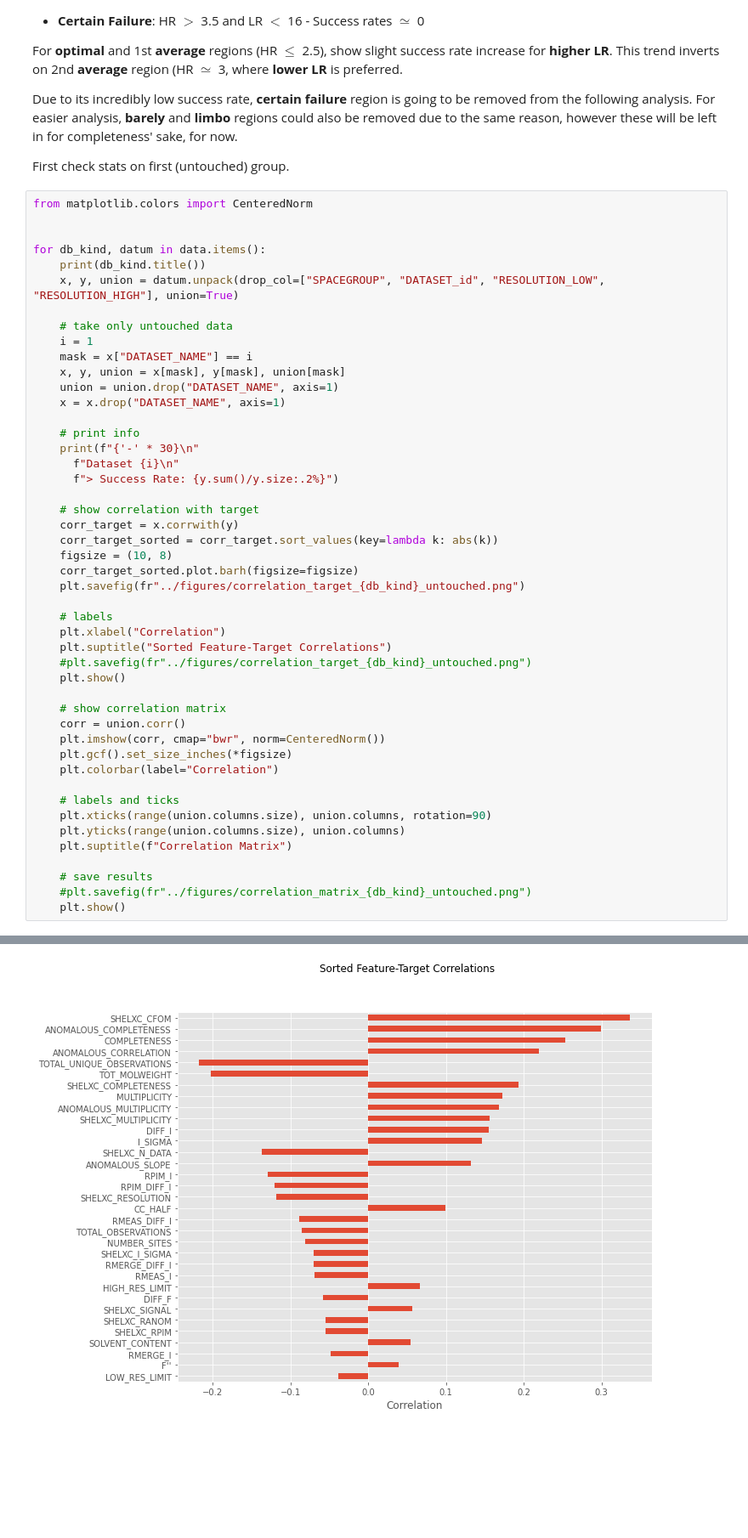
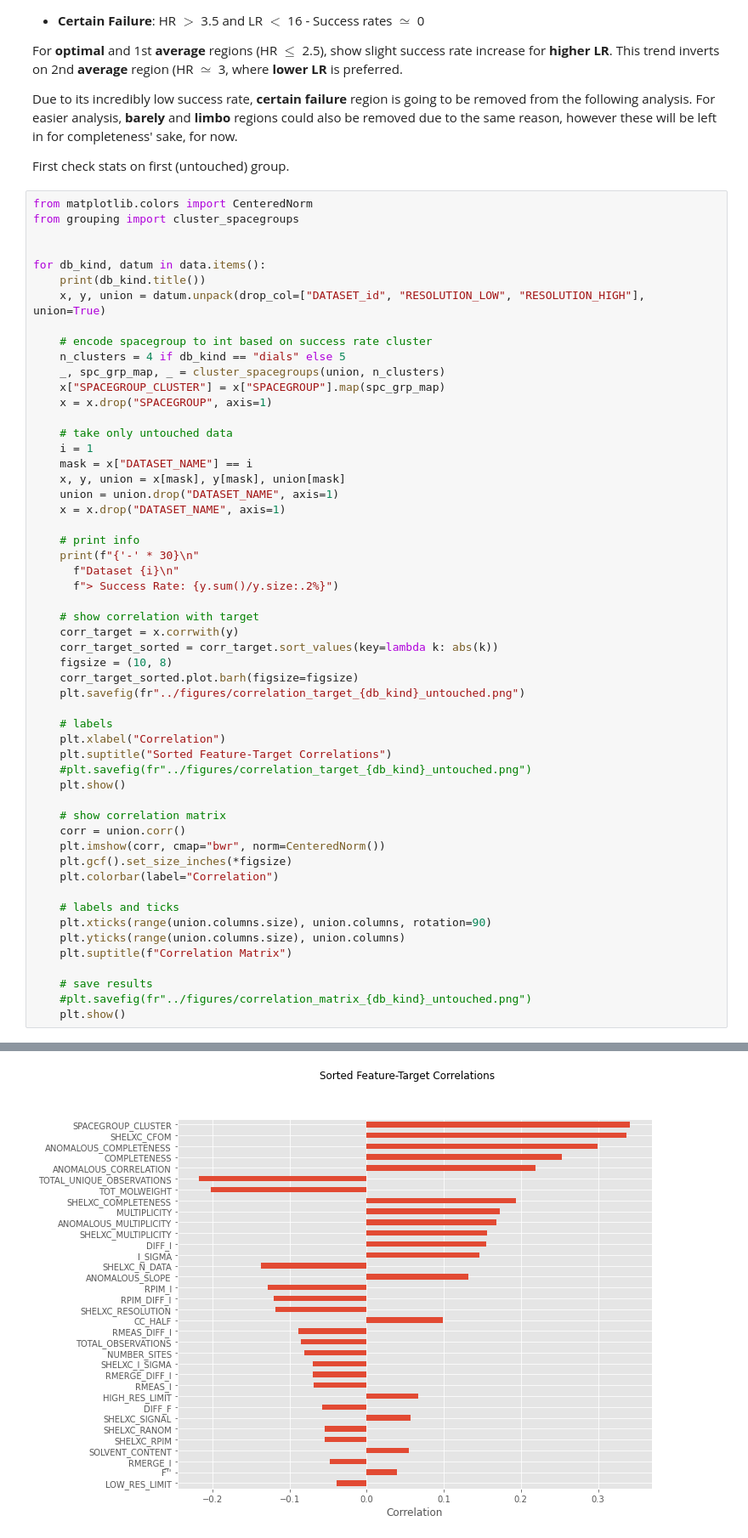
Before and after one commit to Sharkmas6/Diamond_ML, a Jupyter notebook: jupyter/Grouping_Res_2.0.ipynb, the cells around one changed output, grey strips where cells are left out. Shown at 85% size. Drawn from its saved outputs; the diff is of its cells as text; blank space fills up the shorter version.

Commit message:
Continue resolution exploration > 2 updated, 2 new images describing feature/target correlations

```diff
--- a/jupyter/Grouping_Res_2.0.ipynb
+++ b/jupyter/Grouping_Res_2.0.ipynb
@@ -153,11 +153,18 @@ Due to its incredibly low success rate, **certain failure** region is going to b
 First check stats on first (untouched) group.
 # %%
 from matplotlib.colors import CenteredNorm
+from grouping import cluster_spacegroups
 
 
 for db_kind, datum in data.items():
     print(db_kind.title())
-    x, y, union = datum.unpack(drop_col=["SPACEGROUP", "DATASET_id", "RESOLUTION_LOW", "RESOLUTION_HIGH"], union=True)
+    x, y, union = datum.unpack(drop_col=["DATASET_id", "RESOLUTION_LOW", "RESOLUTION_HIGH"], union=True)
+
+    # encode spacegroup to int based on success rate cluster
+    n_clusters = 4 if db_kind == "dials" else 5
+    _, spc_grp_map, _ = cluster_spacegroups(union, n_clusters)
+    x["SPACEGROUP_CLUSTER"] = x["SPACEGROUP"].map(spc_grp_map)
+    x = x.drop("SPACEGROUP", axis=1)
 
     # take only untouched data
     i = 1
@@ -208,5 +215,5 @@ Dataset 1
 3Dii
 ------------------------------
 Dataset 1
 > Success Rate: 50.83%
-[figure, old version]
+[figure, new version]
```
Also changed, not shown: parts of 8 cells of this notebook, 4 other files.
